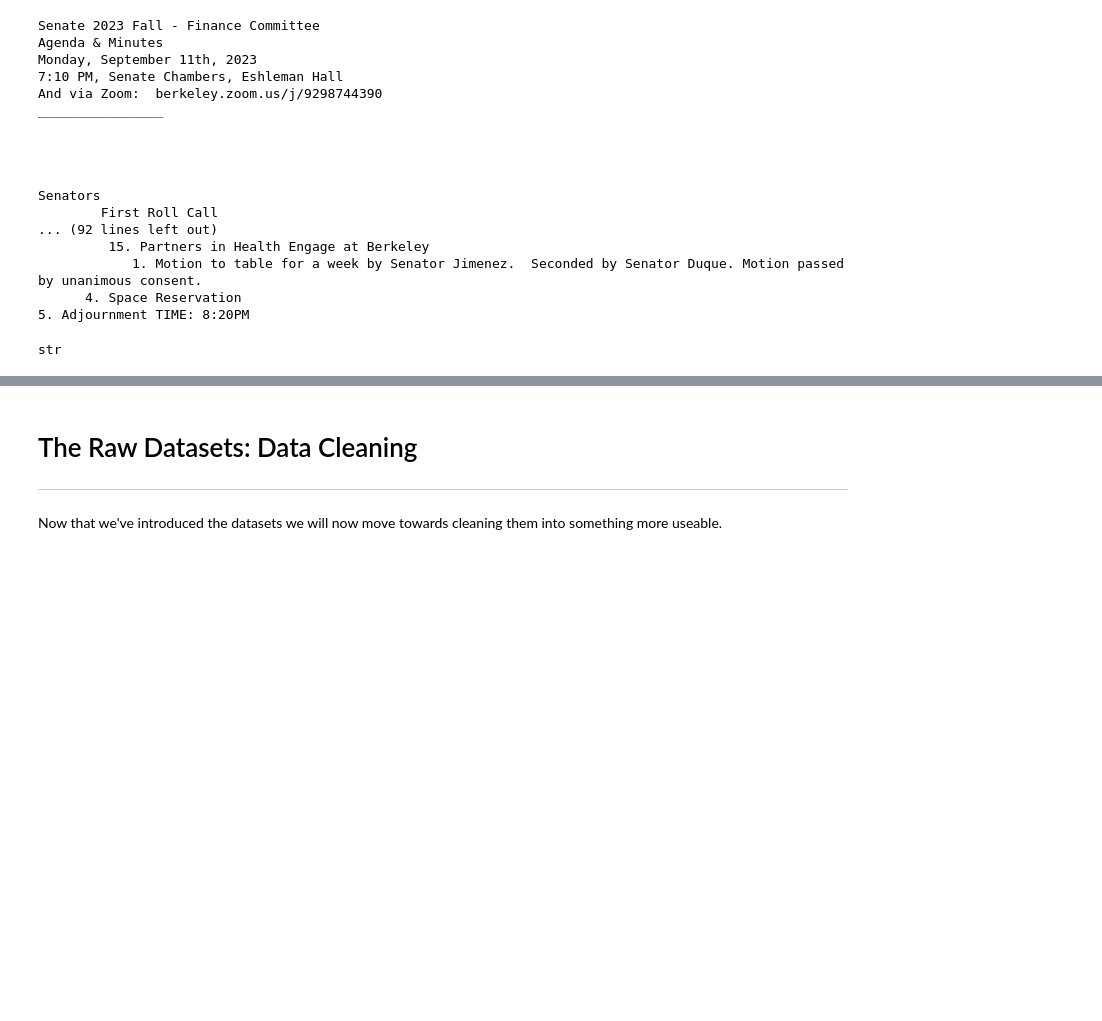
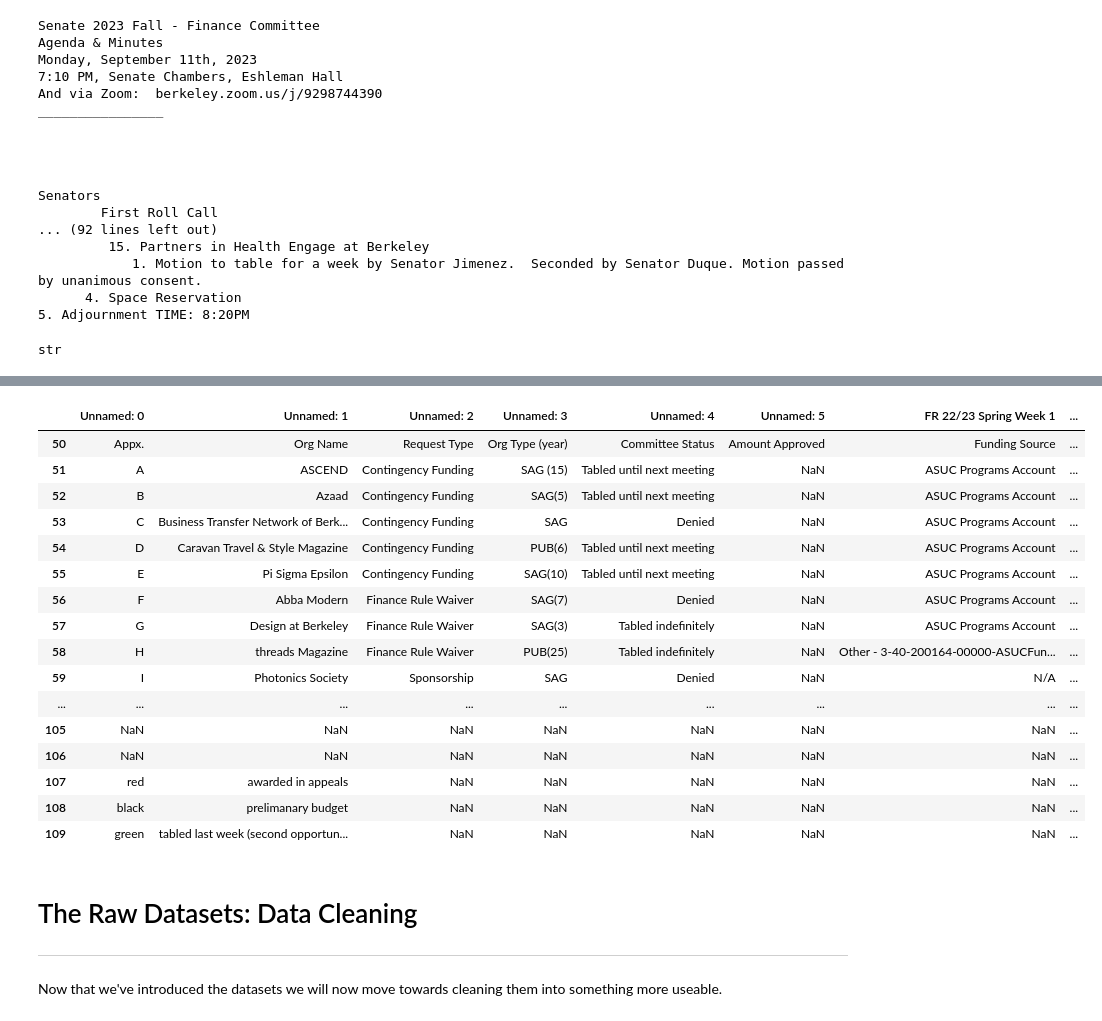
Before and after one commit to J-Ngaiii/ASUC-FY24-Datasets, a Jupyter notebook: ASUC_FY24_Datasets.ipynb, the cells around one changed output, grey strips where cells are left out. Saved outputs shown, nothing was run; the diff lists cells and outputs as text; code cells hidden in the pictures; blank space fills up the shorter version.

Commit message:
updated FR raw introduction section

```diff
--- a/ASUC_FY24_Datasets.ipynb
+++ b/ASUC_FY24_Datasets.ipynb
@@ -480,3 +506,24 @@ I will denote these mixed-format csvs as `FY####` where the numbers represent th
+# %%
+#this section with the Appendices 'Appx.' is what we're actually going to be looking to extract
+FR_Sheet_RAW.loc[50:,:]
+# %% [output]
+|  | Unnamed: 0 | Unnamed: 1 | Unnamed: 2 | Unnamed: 3 | Unnamed: 4 | Unnamed: 5 | FR 22/23 Spring Week 1 | ... |
+| 50 | Appx. | Org Name | Request Type | Org Type (year) | Committee Status | Amount Approved | Funding Source | ... |
+| 51 | A | ASCEND | Contingency Funding | SAG (15) | Tabled until next meeting | NaN | ASUC Programs Account | ... |
+| 52 | B | Azaad | Contingency Funding | SAG(5) | Tabled until next meeting | NaN | ASUC Programs Account | ... |
+| 53 | C | Business Transfer Network of Berk... | Contingency Funding | SAG | Denied | NaN | ASUC Programs Account | ... |
+| 54 | D | Caravan Travel & Style Magazine | Contingency Funding | PUB(6) | Tabled until next meeting | NaN | ASUC Programs Account | ... |
+| 55 | E | Pi Sigma Epsilon | Contingency Funding | SAG(10) | Tabled until next meeting | NaN | ASUC Programs Account | ... |
+| 56 | F | Abba Modern | Finance Rule Waiver | SAG(7) | Denied | NaN | ASUC Programs Account | ... |
+| 57 | G | Design at Berkeley | Finance Rule Waiver | SAG(3) | Tabled indefinitely | NaN | ASUC Programs Account | ... |
+| 58 | H | threads Magazine | Finance Rule Waiver | PUB(25) | Tabled indefinitely | NaN | Other - 3-40-200164-00000-ASUCFun... | ... |
+| 59 | I | Photonics Society | Sponsorship | SAG | Denied | NaN | N/A | ... |
+| ... | ... | ... | ... | ... | ... | ... | ... | ... |
+| 105 | NaN | NaN | NaN | NaN | NaN | NaN | NaN | ... |
+| 106 | NaN | NaN | NaN | NaN | NaN | NaN | NaN | ... |
+| 107 | red | awarded in appeals | NaN | NaN | NaN | NaN | NaN | ... |
+| 108 | black | prelimanary budget | NaN | NaN | NaN | NaN | NaN | ... |
+| 109 | green | tabled last week (second opportun... | NaN | NaN | NaN | NaN | NaN | ... |
 # %% [markdown]
 # The Raw Datasets: Data Cleaning
 ---
```
Also changed, not shown: parts of 15 cells of this notebook, 5 other files.
